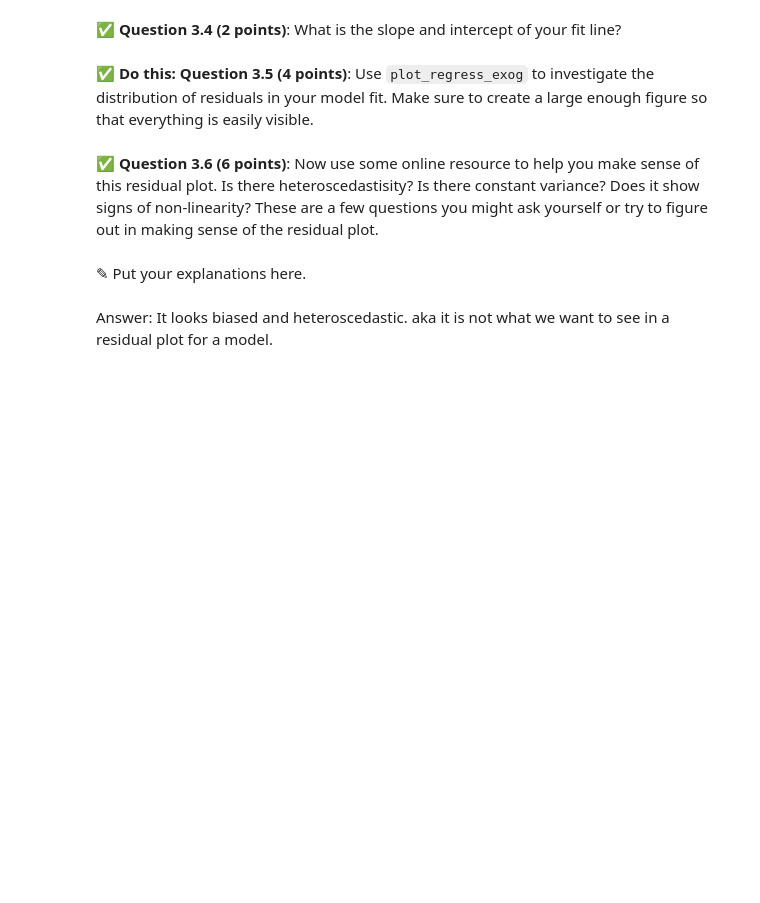
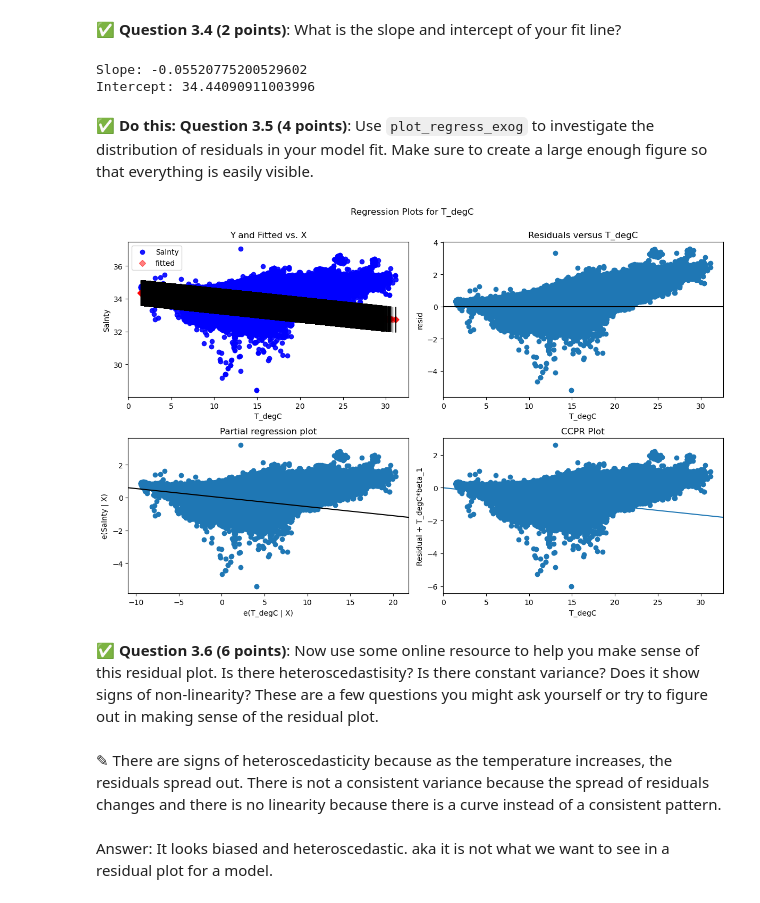
Before and after one commit to efatur2004/CMSE202-f25-turnin, a Jupyter notebook: hw-03/HW-03_Regression-S25-STUDENT.ipynb, the cells around one changed output. Saved outputs shown, nothing was run; the diff lists cells and outputs as text; code cells hidden in the pictures; blank space fills up the shorter version.

```diff
--- a/hw-03/HW-03_Regression-S25-STUDENT.ipynb
+++ b/hw-03/HW-03_Regression-S25-STUDENT.ipynb
@@ -177,2 +219,14 @@ In this part, we'll perform some one-variable linear and polynomial regression a
+# %%
+# Put code here.
+model = np.polyfit(x, y, deg=1)
+
+slope = model[0]
+intercept = model[1]
+
+print(f"Slope: {slope}")
+print(f"Intercept: {intercept}")
+# %% [output]
+Slope: -0.05520775200529602
+Intercept: 34.44090911003996
 # %% [markdown]
 **&#9989; Do this:** **Question 3.5 (4 points)**: Use `plot_regress_exog` to investigate the distribution of residuals in your model fit. Make sure to create a large enough figure so that everything is easily visible.
@@ -181,7 +233,21 @@ In this part, we'll perform some one-variable linear and polynomial regression a
+# %%
+# Put code here.
+X = sm.add_constant(df_cleaned['T_degC'])
+y = df_cleaned['Salnty']
+
+model = sm.OLS(y, X)
+results = model.fit()
+from statsmodels.graphics.regressionplots import plot_regress_exog
+
+fig = plt.figure(figsize=(12, 8))
+plot_regress_exog(results, exog_idx='T_degC', fig=fig)
+plt.show()
+# %% [output]
+[figure, added]
 # %% [markdown]
 &#9989;  **Question 3.6 (6 points)**: Now use some online resource to help you make sense of this residual plot. Is there heteroscedastisity? Is there constant variance? Does it show signs of non-linearity? These are a few questions you might ask yourself or try to figure out in making sense of the residual plot.
-# %% [markdown]
-<font size=+3>&#9998;</font> Put your explanations here.
+# %% [markdown]
+<font size=+3>&#9998;</font> There are signs of heteroscedasticity because as the temperature increases, the residuals spread out. There is not a consistent variance because the spread of residuals changes and there is no linearity because there is a curve instead of a consistent pattern.
 # %% [markdown]
 Answer: It looks biased and heteroscedastic. aka it is not what we want to see in a residual plot for a model.
 # %% [markdown]
```
Also changed, not shown: parts of 8 cells of this notebook.
